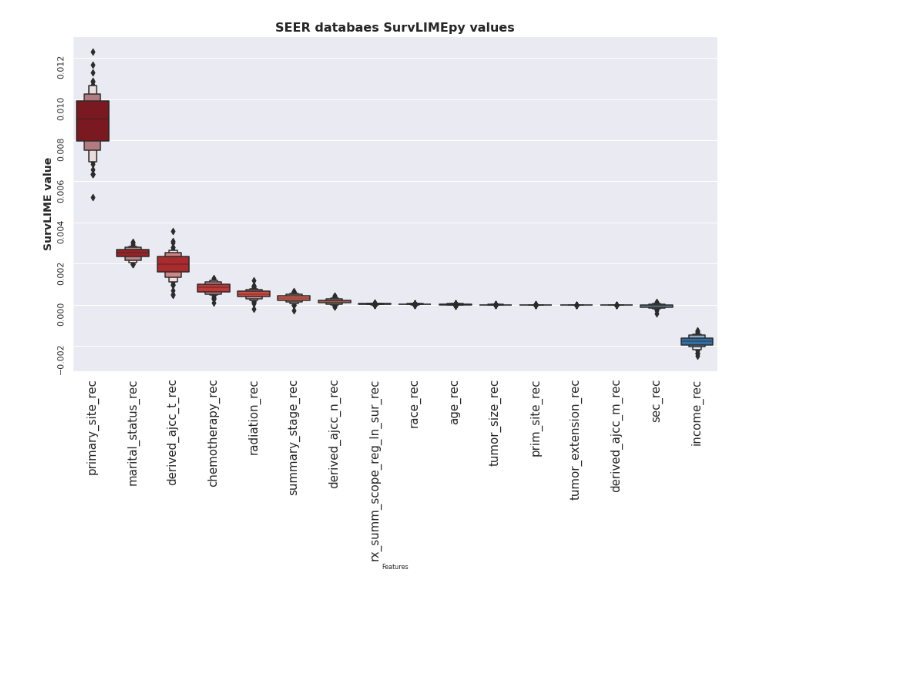
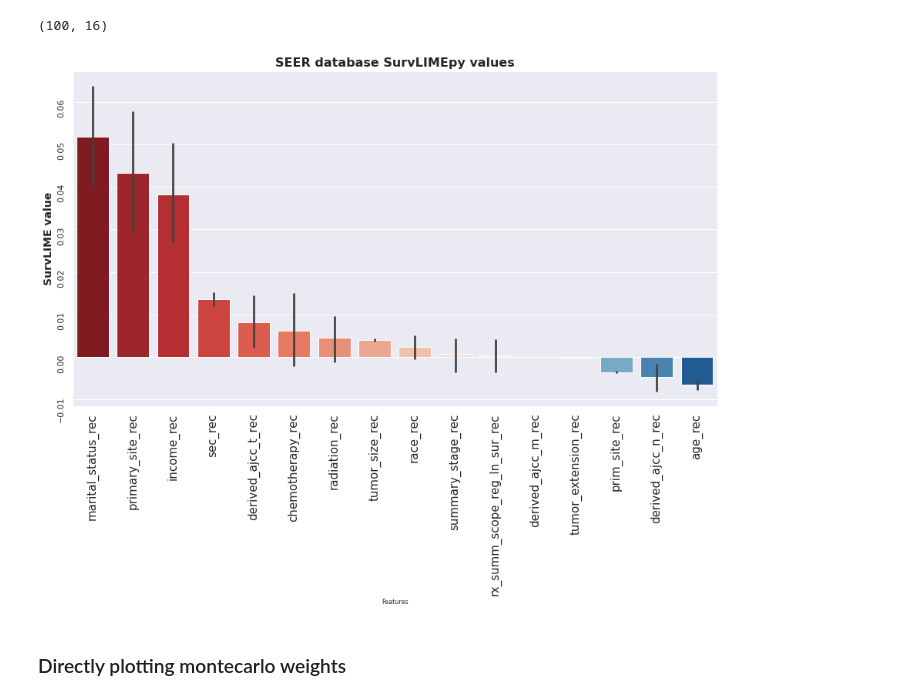
Before and after one commit to CarlosHernandezP/xai-healthcare, a Jupyter notebook: Notebooks/survlime_analysis.ipynb, the cells around one changed output. Drawn from its saved outputs; the diff is of its cells as text; code cells hidden in the pictures; blank space fills up the shorter version.

Commit message:
fixed error in preproc and preapre for second sweep

```diff
--- a/Notebooks/survlime_analysis.ipynb
+++ b/Notebooks/survlime_analysis.ipynb
@@ -6,14 +6,18 @@ import seaborn as sns
 sns.set()
 import matplotlib.pyplot as plt
 
-test_data = pd.read_csv('../test_data_preprocess.csv')
-compt_weights = pd.read_csv('../computed_weights/compt_weights_RSF_mean_repeat.csv')
+test_data  = pd.read_csv('../test_data_preprocess.csv')
+
+compt_weights = pd.read_csv('../computed_weights/compt_weights_CoxPH_mean_repeat.csv')
 compt_weights.columns
 if 'Unnamed: 0' in compt_weights.columns:
     compt_weights.pop('Unnamed: 0')
 
 #compt_weights = compt_weights.mul(test_data)
-compt_weights = compt_weights * test_data.mean()
+#compt_weights = compt_weights * test_data.mean()
+compt_weights.shape
+# %% [output]
+(100, 16)
 # %%
 median_up = {}
 median_down = {}
@@ -38,19 +42,21 @@ custom_pal = {**colors_up, **colors_down}
 # %%
 
 pru = compt_weights.copy()
 pru = pru.reindex(pru.mean().sort_values(ascending=False).index, axis=1)
 
 fig, ax= plt.subplots(1,1, figsize=(15,8), sharey=True)
 ax.tick_params(labelrotation=90); ax.xaxis.grid(True)
 
-p = sns.boxenplot(x="variable", y="value", data=pd.melt(pru.iloc[:]),
+p = sns.barplot(x="variable", y="value", data=pd.melt(pru.iloc[:]),
                                     ax=ax, palette=custom_pal) #'GnBu_r'
 ax.tick_params(labelrotation=90); #ax.xaxis.grid(True)
 p.set_xlabel('Features', fontsize= 8)
 p.set_ylabel('SurvLIME value', fontsize= 14, fontweight='bold')
 #p.set_ylim([-1, 2])# p.set_ylim([-0.01, 0.20]) OS
-p.set_title(f'SEER databaes SurvLIMEpy values', fontsize= 16, fontweight='bold');
+p.set_title(f'SEER database SurvLIMEpy values', fontsize= 16, fontweight='bold');
 ax.tick_params(axis='x', which='major', labelsize=15)
 # %% [output]
-[figure, old version]
+[figure, new version]
+# %% [markdown]
+### Directly plotting montecarlo weights
 # %%
```
Also changed, not shown: parts of 6 cells of this notebook, 8 other files.
